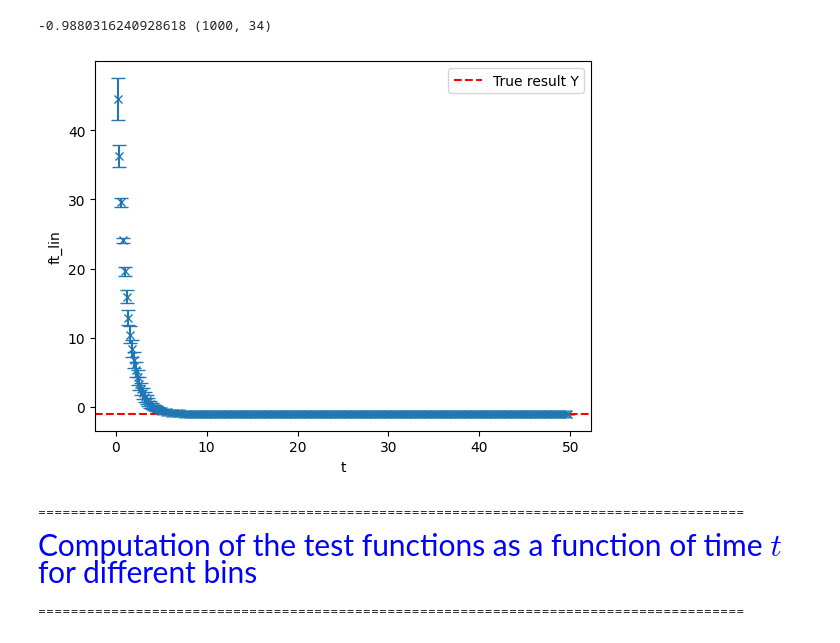
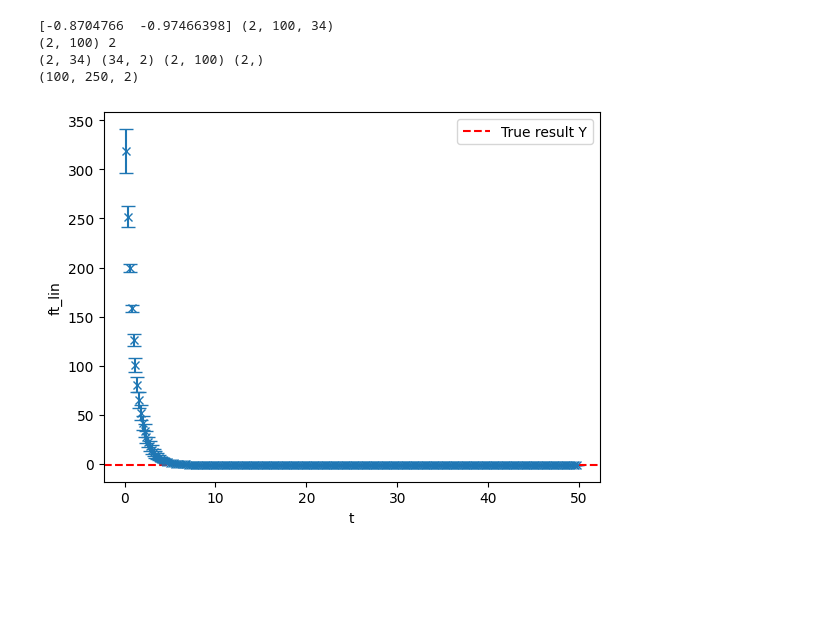
Before and after one commit to Manuel1711/Neural-Networks, a Jupyter notebook: NN_Gaussian.ipynb, the cells around one changed output. Cells and saved outputs as stored; diff of their text form; code cells hidden in the pictures; blank space fills up the shorter version.

```diff
--- a/NN_Gaussian.ipynb
+++ b/NN_Gaussian.ipynb
@@ -77,7 +86,7 @@ def bootobj_extr(layer_, el1_, el2_):
 
 #Chosen law for the test of the NN
 def data_law(x_):
-    return math.sin(x_)
+    return np.sin(np.squeeze(x_))
 
 #Bootstrap Mean and Sigma
 def mean(arr):
@@ -206,6 +253,6 @@ We study the output distribution.
 # %%
 # Test of the gaussianity
-stat, p = normaltest(output_array)
+stat, p = normaltest(output_array[0])
 
 # Print the result of the test
 if p < 0.05:
@@ -216,7 +263,7 @@ else:
     print(string)
 
 # Take parameters of our histogram
-counts, bins, _ = plt.hist(output_array, bins=100)
+counts, bins, _ = plt.hist(output_array[0], bins=100)
 
 ylim = max(counts)-10
 xlim = min(bins)
@@ -230,7 +277,7 @@ def gaussian(x, mu, sigma, A):
 # Plot the histogram and the fitted Gaussian function
 plt.clf()
 x = np.linspace(xlim, xlim2, 1000)
-plt.hist(output_array, bins=100, color ='blue')
+plt.hist(output_array[0], bins=100, color ='blue')
 plt.xlabel('Output')
 plt.ylabel('Frequency')
 plt.suptitle('Output distribution and gaussian fit')
@@ -299,13 +366,13 @@ $\gamma_t(x) = f_0(x) - \hat{\Theta}_0(x,\mathcal{X}) \hat{\Theta}_0^{-1} \bigg(
 # %%
 def Train(grad_, theta_, eta_, t_, output_, Y_):
-    omega_t = -grad_/theta_*(1-math.exp(-eta_*theta_*t_))*(output_ - Y_)
-    f_lin = (1-math.exp(-eta_*theta_*t_))*Y_ + math.exp(-eta_*theta_*t_)*output_
+    omega_t = -np.transpose(grad_)@(theta_**(-1))@(np.eye(len(Y_))-np.exp(-eta_*theta_*t_))*(output_ - Y_)
+    f_lin = (np.eye(len(Y_))-np.exp(-eta_*theta_*t_))@Y_ + np.exp(-eta_*theta_*t_)@output_
     return omega_t, f_lin
 
 def Ver(theta_, theta_test_, eta_, t_, Y_, output_test_, output_):
-    mu_t = theta_test_*theta_**(-1)*(1-math.exp(-eta_*theta_*t_))*Y_
-    gamma_t = output_test_ - theta_*theta_**(-1)*(1-math.exp(-theta_*eta_*t_))*output_
+    mu_t = theta_test_@theta_**(-1)@(np.eye(len(Y_))-np.exp(-eta_*theta_*t_))@Y_
+    gamma_t = output_test_ - theta_@theta_**(-1)@(np.eye(len(Y_))-np.exp(-theta_*eta_*t_))@output_
     flin_f = mu_t + gamma_t
     return flin_f
-print(len(output_array), len(output_array_test))
+print(output_array.shape, output_array_test.shape)
 # %% [output]
@@ -321,44 +388,53 @@ We expect that in the limit of large values of time the function tends to the va
 # %%
 # True value for our chosen law
-Y = data_law(X)
+Y = np.zeros(Nin)
+for i in range(Nin):
+    Y[i] = data_law(X[i])
 print(Y, grads_array.shape)
+print(theta[:,0].shape, len(Y))
 
 # Bins of t
 Bins = np.arange(0,50,0.2)
 
 
 # Computation of flin for the training
-flin_tr = np.empty((Nboot, len(Bins)))
+flin_tr = np.empty((Nboot, len(Bins), Nin))
+
+
+print(grads_array[:,0,:].shape, np.transpose(grads_array[:,0,:]).shape, theta[:,0].shape, output_array[:,0].shape)
+np.transpose(grads_array[:,0,:])@theta[:,0]**(-1)
+
+
 for i in range(Nboot):
     for j in range(len(Bins)):
-        _, flin_tr_app = Train(grads_array[i,:],theta[i], 0.0001, Bins[j], output_array[i], Y)
-        flin_tr[i,j] = flin_tr_app
+        _, flin_tr[i,j,:] = Train(grads_array[:,i,:],theta[:,:,i], 0.00001, Bins[j], output_array[:,i], Y)
 
 
+        #flin_tr[i,j] = flin_tr_app
+print(flin_tr.shape)
+
 # Bootstrap mean and sigma
-flin_tr_mu = np.empty(len(Bins))
-flin_tr_s = np.empty(len(Bins))
-for i in range(len(Bins)):
-    flin_tr_mu[i] = mean(flin_tr[:,i])
-    flin_tr_s[i] = std_dev(flin_tr[:,i])
+flin_tr_mu = np.empty((len(Bins), Nin))
+flin_tr_s = np.empty((len(Bins), Nin))
 
-#print(flin_tr_mu)
+for j in range(Nin):
+    for i in range(len(Bins)):
+        flin_tr_mu[i,j] = mean(flin_tr[:,i,j])
+        flin_tr_s[i,j] = std_dev(flin_tr[:,i,j])
+
+#print(flin_tr_mu , flin_tr_mu.shape, flin_tr_s.shape)
 
 
 # Plot of the shape as a function of t
-plt.errorbar(Bins[1:], flin_tr_mu[1:], yerr=flin_tr_s[1:], fmt='x', capsize=5)
-plt.axhline(Y, color='r', linestyle='--', label='True result Y')
+plt.errorbar(Bins[1:], flin_tr_mu[1:,1], yerr=flin_tr_s[1:,1], fmt='x', capsize=5)
+plt.axhline(y=Y[1], color='r', linestyle='--', label='True result Y')
 plt.legend()
 plt.xlabel('t')
 plt.ylabel('ft_lin')
 plt.show()
 # %% [output]
--0.9880316240928618 (1000, 34)
+[-0.8704766  -0.97466398] (2, 100, 34)
+(2, 100) 2
+(2, 34) (34, 2) (2, 100) (2,)
+(100, 250, 2)
-[figure, old version]
+[figure, new version]
-# %% [markdown]
-=======================================================================================
-
-<span style="color:blue; font-size:30px;"> Computation of the test functions as a function of time $t$ for different bins </span>
-
-
-=======================================================================================
```
Also changed, not shown: parts of 23 cells of this notebook.
